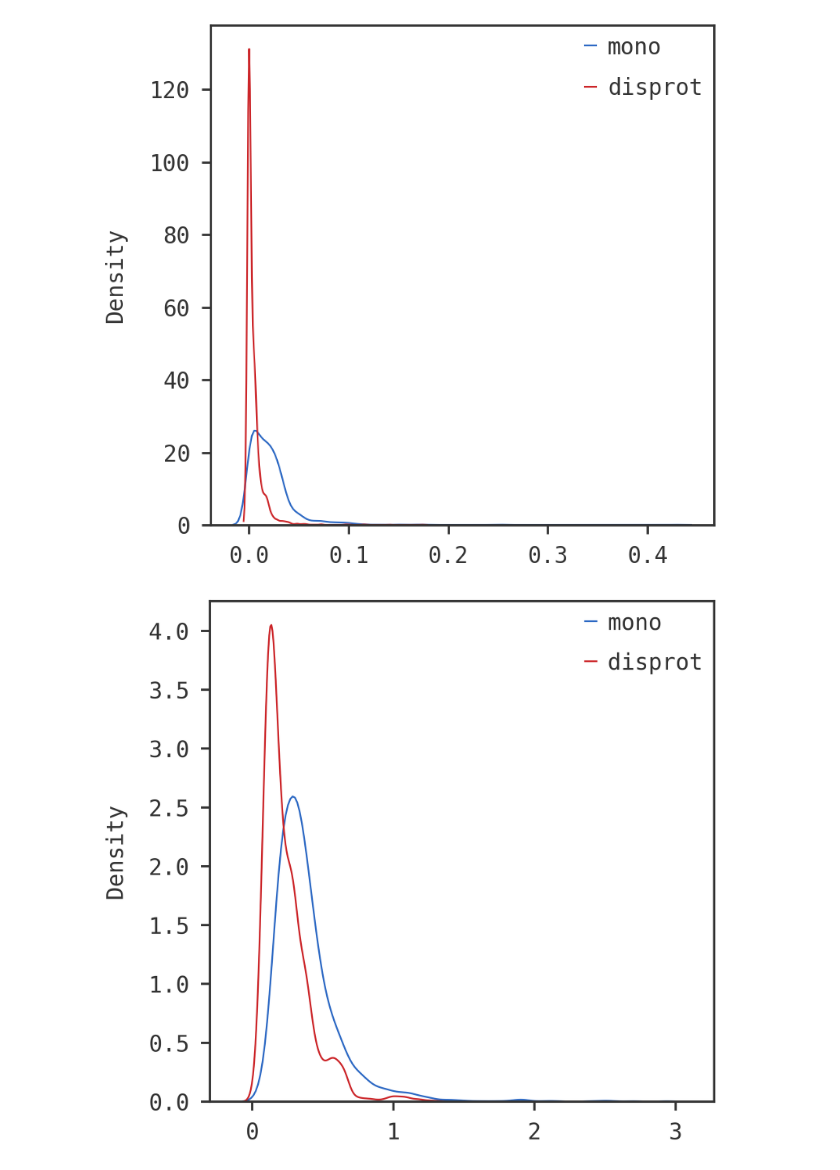
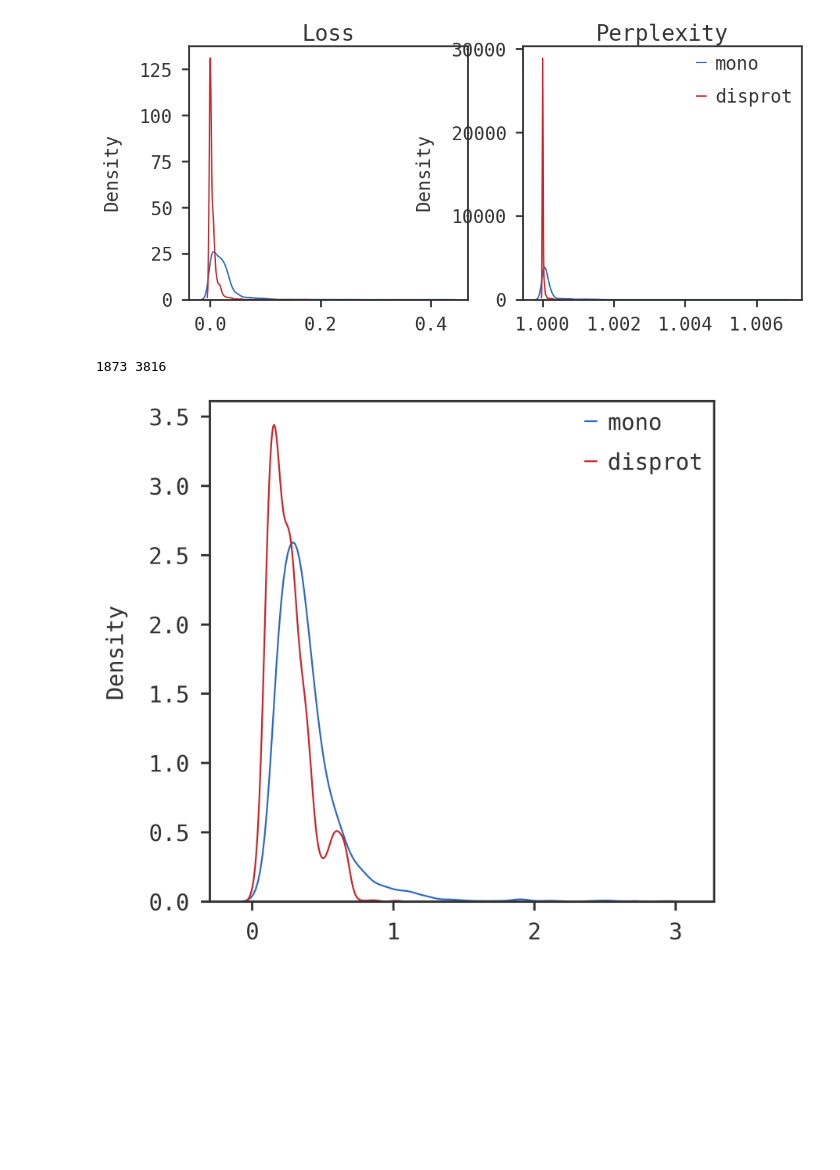
Before and after one commit to francosimonetti/disorder_flavours, a Jupyter notebook: loss_plots.ipynb, the cells around one changed output. Cells and saved outputs as stored; diff of their text form; code cells hidden in the pictures; blank space fills up the shorter version.

```diff
--- a/loss_plots.ipynb
+++ b/loss_plots.ipynb
@@ -36,21 +39,41 @@ with open("disprot_multi_mismatch.json") as infmt:
 # %%
 mono_allloss = list()
 disprot_allloss = list()
+mono_lengths = list()
+disprot_lengths = list()
 for protid in mono_loss.keys():
     mono_allloss += mono_loss[protid]['aa1_loss']
+    mono_lengths += list(np.repeat(len(monomer_dict[protid]['seq']),len(monomer_dict[protid]['seq'])))
 
 for protid in disprot_loss.keys():
     disprot_allloss += disprot_loss[protid]['aa1_loss']
+    disprot_lengths += list(np.repeat(len(disprot_dict[protid]['seq']),len(disprot_dict[protid]['seq'])))
+
+disprot_allloss = np.array(disprot_allloss)
+mono_allloss = np.array(mono_allloss)
+mono_lengths = np.array(mono_lengths)
+disprot_lengths = np.array(disprot_lengths)
+# %%
+## perplexity (simple)
+
+disprot_perplex = np.exp(disprot_allloss/disprot_lengths)
+mono_perplex = np.exp(mono_allloss/mono_lengths)
 # %%
 import seaborn as sns
 import matplotlib.pyplot as plt
-plt.figure(dpi=100)
-sns.kdeplot(mono_allloss, label="mono")
-sns.kdeplot(disprot_allloss, label="disprot")
+fig = plt.figure(figsize=(12,5),dpi=100)
+ax1 = fig.add_subplot(121)
+ax2 = fig.add_subplot(122)
+sns.kdeplot(mono_allloss, label="mono", ax=ax1)
+sns.kdeplot(disprot_allloss, label="disprot", ax=ax1)
+ax1.set_title("Loss")
+sns.kdeplot(mono_perplex, label="mono", ax=ax2)
+sns.kdeplot(disprot_perplex, label="disprot", ax=ax2)
+ax2.set_title("Perplexity")
 plt.legend()
 plt.show()
 # %% [output]
-[figure, old version]
+[figure, new version]
 # %%
 mono_allfiveloss = list()
 disprot_allfiveloss = list()
@@ -62,11 +95,17 @@ for protid in disprot_loss.keys():
+# %%
+print(len(mono_allfiveloss), len(disprot_allfiveloss))
+# %% [output]
+1873 3816
 # %%
 
 sns.kdeplot(mono_allfiveloss, label="mono")
-sns.kdeplot(disprot_allfiveloss, label="disprot")
+sns.kdeplot(disprot_allfiveloss[:len(mono_allfiveloss)], label="disprot")
+# sns.kdeplot(mono_allfiveloss*mono_5lengths, label="mono")
+# sns.kdeplot(disprot_allfiveloss*disprot_5lengths, label="disprot")
 plt.legend()
 plt.show()
 # %% [output]
-[figure, old version]
+[figure, new version]
 # %%
 mono_allloss = list()
 disprot_allloss = list()
```
Also changed, not shown: parts of 12 cells of this notebook, 1 other file.
